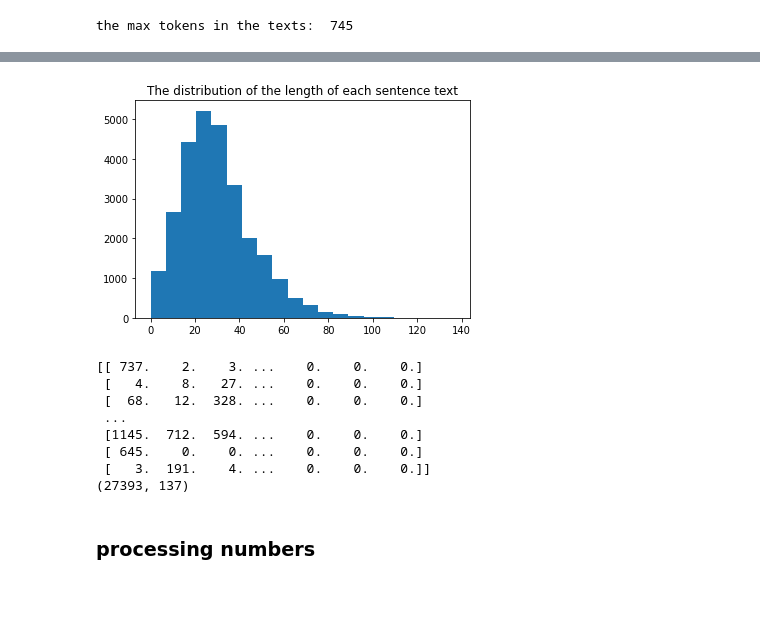
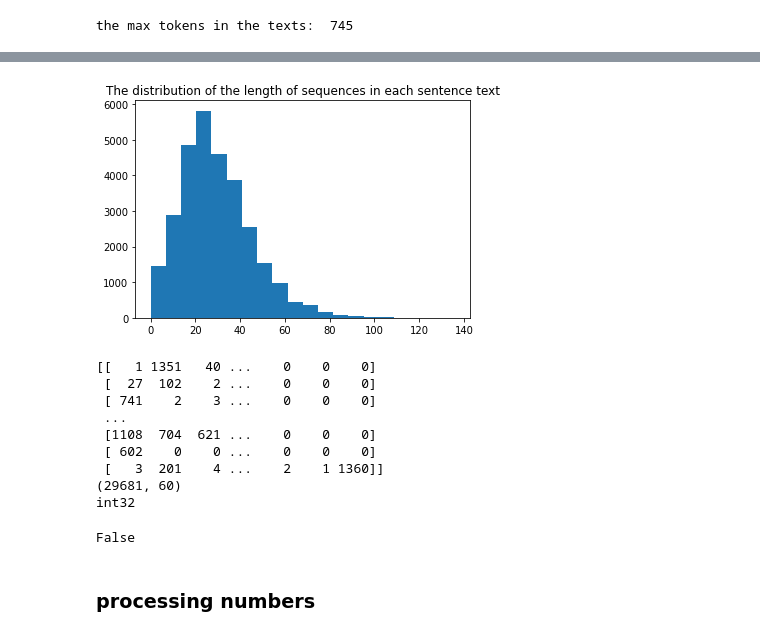
Before and after one commit to Liya-2/Project_MathQA, a Jupyter notebook: TextRegression.ipynb, the cells around one changed output, grey strips where cells are left out. Cells and saved outputs as stored; diff of their text form; code cells hidden in the pictures; blank space fills up the shorter version.

```diff
--- a/TextRegression.ipynb
+++ b/TextRegression.ipynb
@@ -175,0 +232,6 @@ Name: Problem, dtype: object
+# %%
+pre_train_problems = train_df['Problem'].iloc[subset_index].reset_index(drop=True)
+print(pre_train_problems)
+
+train_ans = num_answers.iloc[subset_index].reset_index(drop=True)
+print(train_ans)
@@ -246,35 +353,0 @@ the max tokens in the texts:  745
-# %%
-answers = list()
-
-for i in range(len(train_df)):
-    options = train_df.iloc[i]['options']+" ,"
-    tab = train_df.iloc[i]['correct']
-    index_s = options.find(tab+" ) ")+4
-    index_len = options[index_s:].find(',')
-    ans = options[index_s:index_s+index_len]
-    answers.append(ans)
-
-answers = pd.Series(answers)
-print(answers.head(50))
-
-answers = answers.apply(replace_power)
-answers = answers.apply(replace_fraction)
-answers = answers.apply(replace_percentage)
-answers = answers.apply(replace_ratio)
-
-def separate_ans_numbers(sen):
-#     pattarn = re.compile(r'[0-9]+\.?[0-9]*')
-#     numbers = pattarn.findall(sen)
-    numbers = re.search(r'[0-9]+\.?[0-9]*', sen)
-    if numbers:
-        numbers = numbers.group()
-    #     print(sen)
-    #     print(numbers)
-        return float(numbers)
-    else:
-        return 999999999999999
-
-# print(answers.head(50))
-answers = answers.apply(separate_ans_numbers)
-
-print(answers.head(50))
@@ -343,30 +380,37 @@ max sequence length:  137
 # %%
 # get the distribution of the length of sequence in each sentence text
 import matplotlib.pyplot as plt
 
-plt.title("The distribution of the length of each sentence text")
+plt.title("The distribution of the length of sequences in each sentence text")
 plt.hist(seq_length, bins=20)
 plt.xticks(np.arange(0, 150, 20))
 plt.show()
 # %% [output]
-[figure, old version]
+[figure, new version]
 # %%
-# pad sequence (get the first 80 text sequence)
-sequence_length = 137
-x_train= sequence.pad_sequences(x_train_seq, dtype='float32', truncating='post', padding='post')
+# pad sequence (get the first 60/80 text sequence)
+sequence_length = 60
+x_train= sequence.pad_sequences(x_train_seq, maxlen=sequence_length, truncating='post', padding='post')
 x_train= x_train[:, :sequence_length]
 
 print(x_train)
 print(x_train.shape)
+print(x_train.dtype)
 # %% [output]
-[[ 737.    2.    3. ...    0.    0.    0.]
- [   4.    8.   27. ...    0.    0.    0.]
- [  68.   12.  328. ...    0.    0.    0.]
+[[   1 1351   40 ...    0    0    0]
+ [  27  102    2 ...    0    0    0]
+ [ 741    2    3 ...    0    0    0]
  ...
- [1145.  712.  594. ...    0.    0.    0.]
- [ 645.    0.    0. ...    0.    0.    0.]
- [   3.  191.    4. ...    0.    0.    0.]]
-(27393, 137)
+ [1108  704  621 ...    0    0    0]
+ [ 602    0    0 ...    0    0    0]
+ [   3  201    4 ...    2    1 1360]]
+(29681, 60)
+int32
+# %%
+x1 = np.array(x_train)
+np.any(np.isnan(x1))
+# %% [output]
+False
 # %% [markdown]
 ### processing numbers ###
 # %%
```
Also changed, not shown: parts of 66 cells of this notebook.
